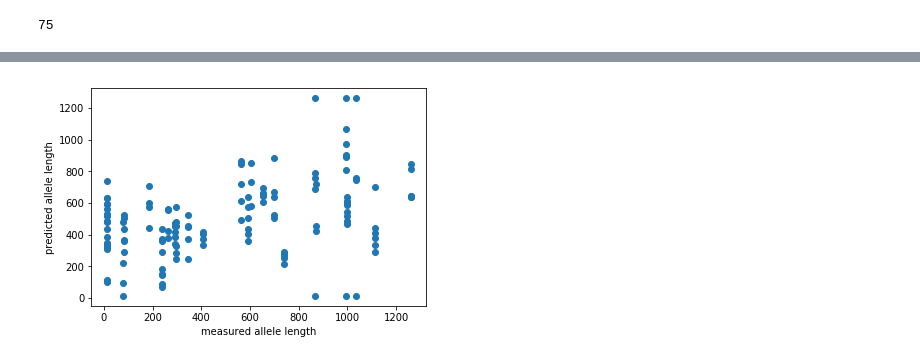
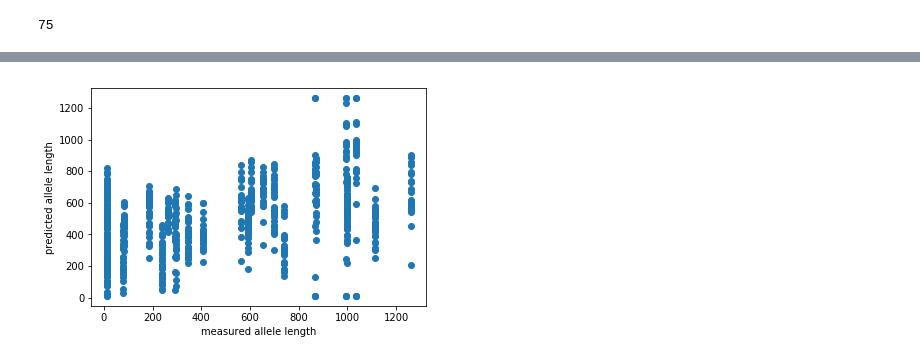
Before and after one commit to picrin/clinical_applications, a Jupyter notebook: predictions.ipynb, the cells around one changed output, grey strips where cells are left out. Saved outputs shown, nothing was run; the diff lists cells and outputs as text; code cells hidden in the pictures.

```diff
--- a/predictions.ipynb
+++ b/predictions.ipynb
@@ -75,3 +76,6 @@ Couldn't identify the following genes: ['OHKA1', 'OPA']
 len(nakamori_genes)
 # %% [output]
 37
+# %%
+for gene in nakamori_genes:
+    print(gene, end=" ")
@@ -351,7 +362,7 @@ start = time.time()
 if not in_ipynb():
     example_workflow(name=gene_arg, tissue=tissue_arg, simulation_runs=simulation_arg, select_top_k_genes=top_genes_arg, PLSR_dimensions=PLSR_arg)
 else:
-    example_workflow(name="nakamori", tissue="muscle", simulation_runs=10, select_top_k_genes=500, PLSR_dimensions=2)
+    example_workflow(name="nakamori", tissue="muscle", simulation_runs=50, select_top_k_genes=500, PLSR_dimensions=2)
 stop = time.time()
 print("took {} seconds".format(stop - start))
 # %% [output]
@@ -360 +371 @@ took 2.69893598557 seconds
-[figure, old version]
+[figure, new version]
```
Also changed, not shown: parts of 7 cells of this notebook, 2 other files.
